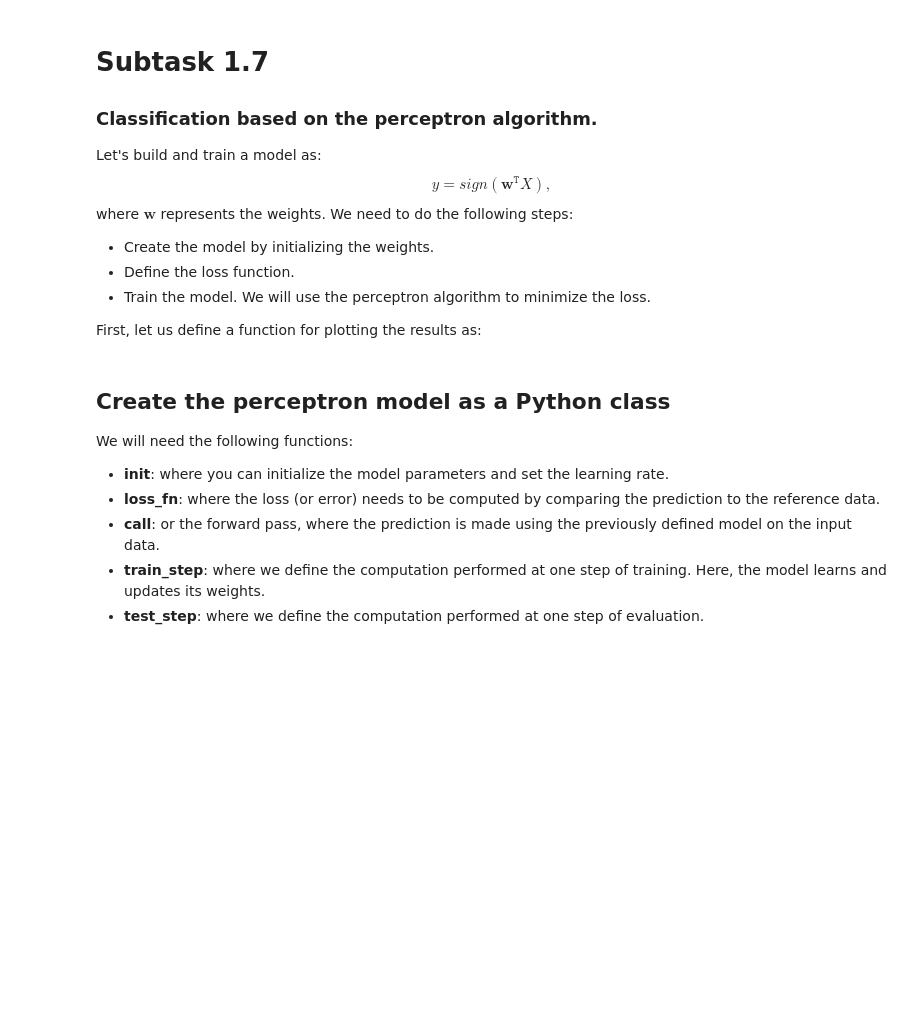
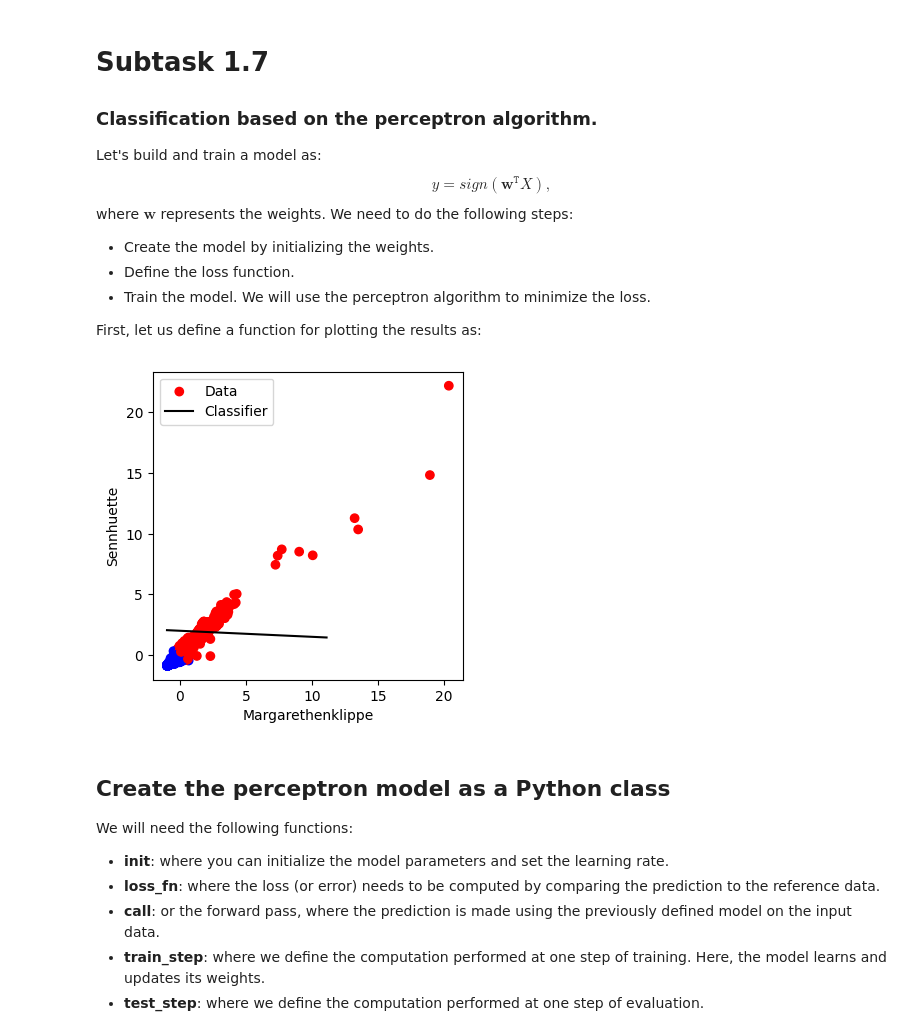
Before and after one commit to hamoud-Hmd/ADL_google_colab, a Jupyter notebook: Task_01.ipynb, the cells around one changed output. Cells and saved outputs as stored; diff of their text form; code cells hidden in the pictures; blank space fills up the shorter version.

```diff
--- a/Task_01.ipynb
+++ b/Task_01.ipynb
@@ -262,5 +381,8 @@ np.random.seed(24)
 idx = np.arange(len(X))
 np.random.shuffle(idx)
 
-X =
-y =
+X = X[idx]
+y = y[idx]
+print("Shuffled data - first 5 samples:")
+print("X:", X[:5])
+print("y:", y[:5])
@@ -267,4 +397,7 @@ y =
 # %%
 # TODO split data to train and validation
 N_train = int(0.5 * len(X))
-x_train, x_test, y_train, y_test =
+x_train, x_test = X[:N_train], X[N_train:]
+y_train, y_test = y[:N_train], y[N_train:]
+print("\nTraining set size:", x_train.shape[0])
+print("Validation set size:", x_test.shape[0])
@@ -271,9 +407,25 @@ x_train, x_test, y_train, y_test =
 # %% [markdown]
 In the table of statistics it's easy to see how different the ranges of each feature are. It is good practice to normalize features that use different scales and ranges.
-# %%
-# TODO Normalize both input and the output using the statistics (mean and std) of the training data
-mu = x_train.mean()
-std = x_train.std()
-
-x_train =
-x_test =
+# %%
+# TODO Normalize both input and the output using the statistics (mean and std) of the training data
+mu = x_train.mean(axis=0)
+std = x_train.std(axis=0)
+
+print("\nTraining data mean:", mu)
+print("Training data std:", std)
+
+# Apply normalization
+x_train = (x_train - mu) / std
+x_test = (x_test - mu) / std
+
+print("\nAfter normalization:")
+print("Training data mean:", x_train.mean(axis=0))
+print("Training data std:", x_train.std(axis=0))
+print("Test data mean:", x_test.mean(axis=0))
+print("Test data std:", x_test.std(axis=0))
+
+# Show some normalized samples
+print("\nNormalized training samples (first 5):")
+print(x_train[:5])
+print("\nNormalized validation samples (first 5):")
+print(x_test[:5])
@@ -313,6 +483,9 @@ def plot(w, X, y):
 # %%
 # TODO use the plot function above to show the results for the training data and the suggested weights:
 W = [0.1, 0.05, 1.0]
+plot(W, x_train, y_train)
+# %% [output]
+[figure, added]
 # %% [markdown]
 ## Create the perceptron model as a Python class
 
```
Also changed, not shown: parts of 25 cells of this notebook.
